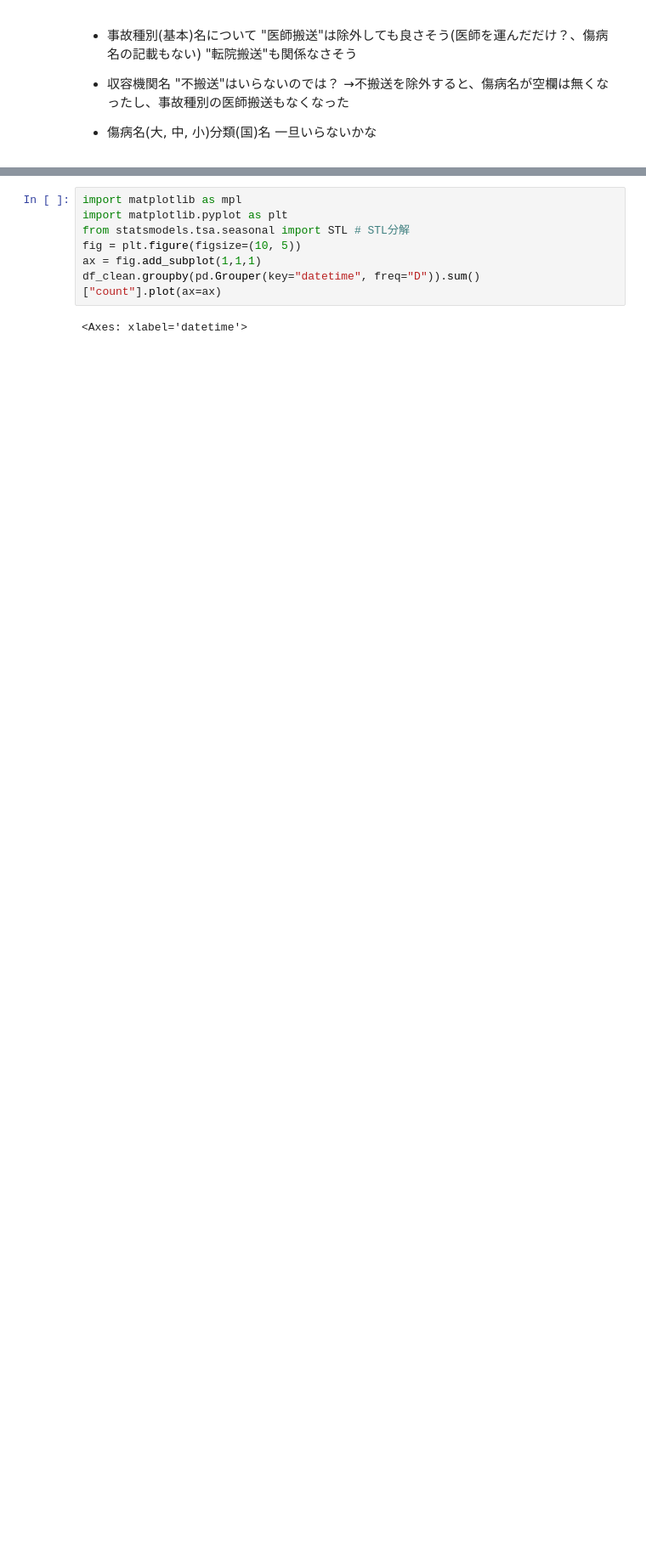
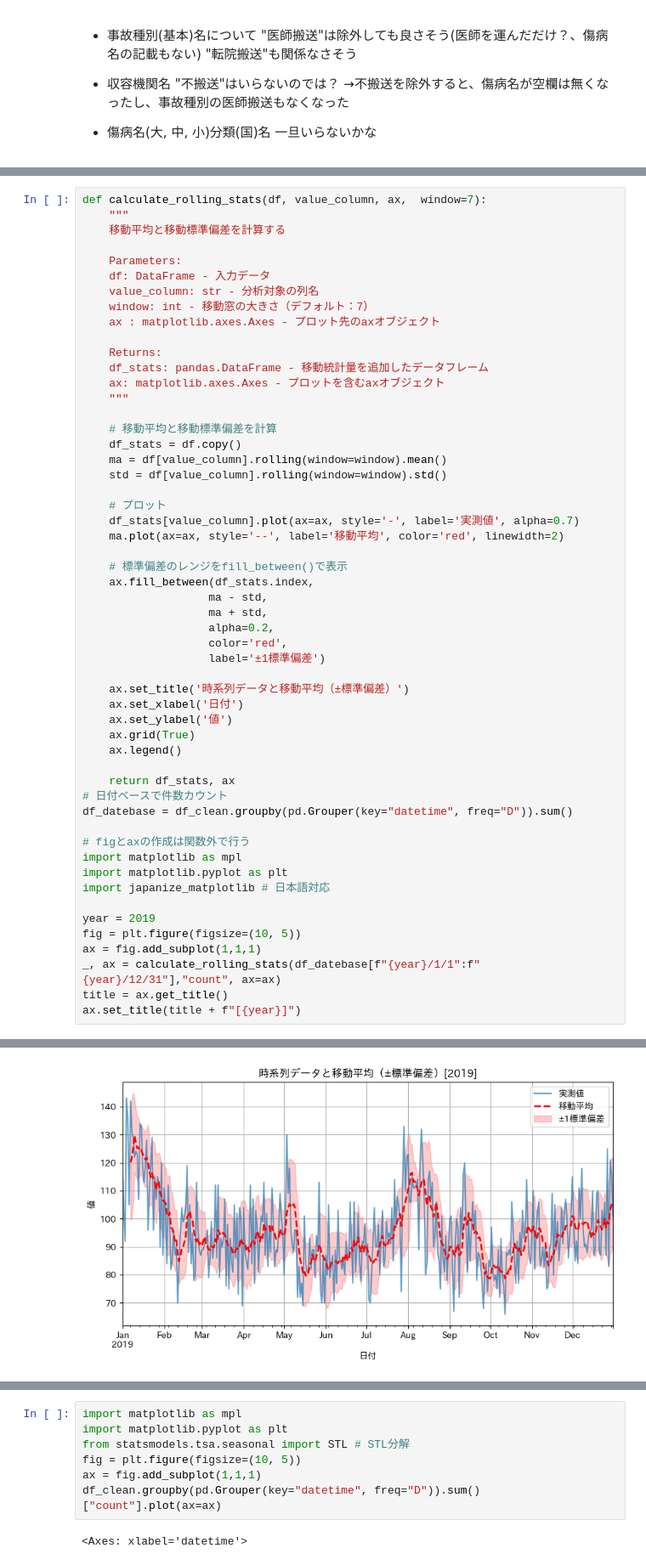
Before and after one commit to Methanon46/hm_ambulance, a Jupyter notebook: notebook/eda.ipynb, the cells around one changed output, grey strips where cells are left out. Shown at 85% size. Cells and saved outputs as stored; diff of their text form; blank space fills up the shorter version.

```diff
--- a/notebook/eda.ipynb
+++ b/notebook/eda.ipynb
@@ -76,0 +76,55 @@ df_clean.傷病名.to_csv("../output/傷病名一覧.csv",index=None)
+# %%
+def calculate_rolling_stats(df, value_column, ax,  window=7):
+    """
+    移動平均と移動標準偏差を計算する
+
+    Parameters:
+    df: DataFrame - 入力データ
+    value_column: str - 分析対象の列名
+    window: int - 移動窓の大きさ（デフォルト：7）
+    ax : matplotlib.axes.Axes - プロット先のaxオブジェクト
+
+    Returns:
+    df_stats: pandas.DataFrame - 移動統計量を追加したデータフレーム
+    ax: matplotlib.axes.Axes - プロットを含むaxオブジェクト
+    """
+
+    # 移動平均と移動標準偏差を計算
+    df_stats = df.copy()
+    ma = df[value_column].rolling(window=window).mean()
+    std = df[value_column].rolling(window=window).std()
+
+    # プロット
+    df_stats[value_column].plot(ax=ax, style='-', label='実測値', alpha=0.7)
+    ma.plot(ax=ax, style='--', label='移動平均', color='red', linewidth=2)
+
+    # 標準偏差のレンジをfill_between()で表示
+    ax.fill_between(df_stats.index,
+                   ma - std,
+                   ma + std,
+                   alpha=0.2,
+                   color='red',
+                   label='±1標準偏差')
+
+    ax.set_title('時系列データと移動平均（±標準偏差）')
+    ax.set_xlabel('日付')
+    ax.set_ylabel('値')
+    ax.grid(True)
+    ax.legend()
+
+    return df_stats, ax
+# 日付ベースで件数カウント
+df_datebase = df_clean.groupby(pd.Grouper(key="datetime", freq="D")).sum()
+
+# figとaxの作成は関数外で行う
+import matplotlib as mpl
+import matplotlib.pyplot as plt
+import japanize_matplotlib # 日本語対応
+
+year = 2019
+fig = plt.figure(figsize=(10, 5))
+ax = fig.add_subplot(1,1,1)
+_, ax = calculate_rolling_stats(df_datebase[f"{year}/1/1":f"{year}/12/31"],"count", ax=ax)
+title = ax.get_title()
+ax.set_title(title + f"[{year}]")
+# %% [output]
@@ -76,0 +132 @@ df_clean.傷病名.to_csv("../output/傷病名一覧.csv",index=None)
+[figure, added]
```
Also changed, not shown: parts of 7 cells of this notebook, 6 other files.
